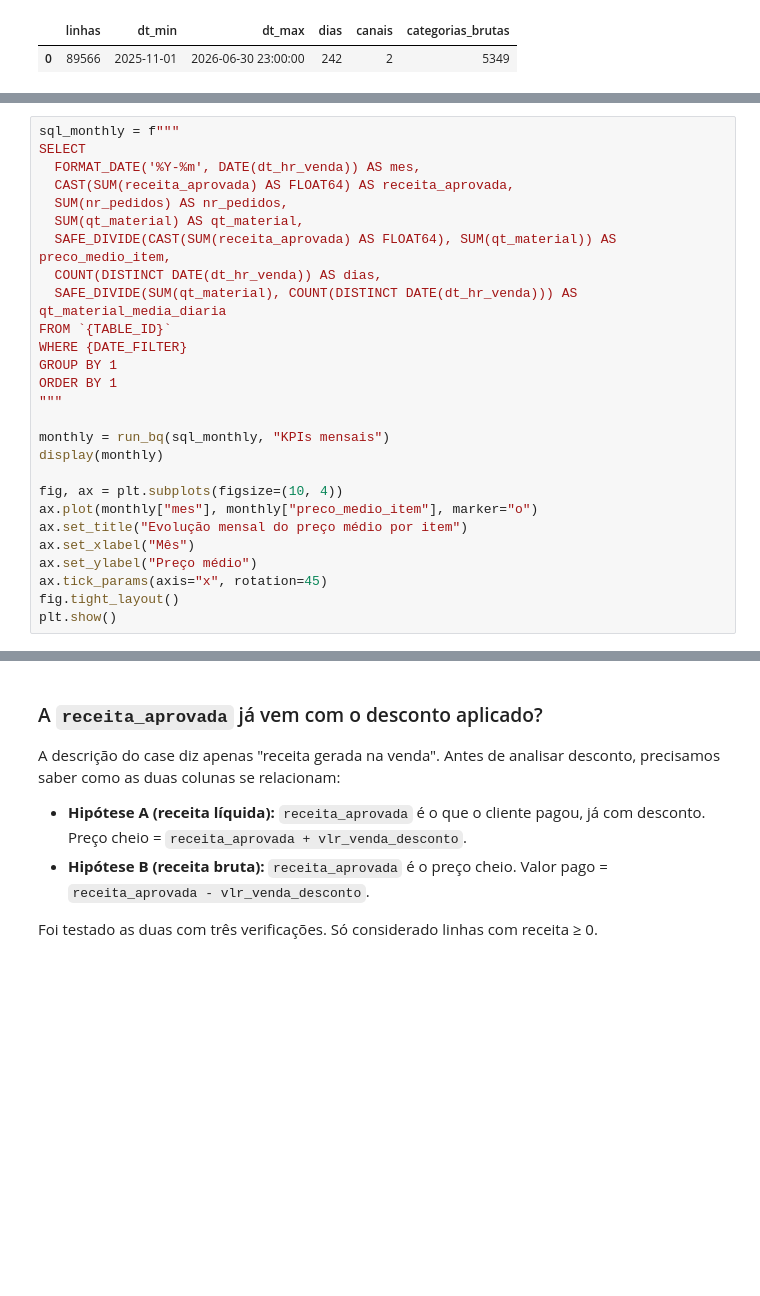
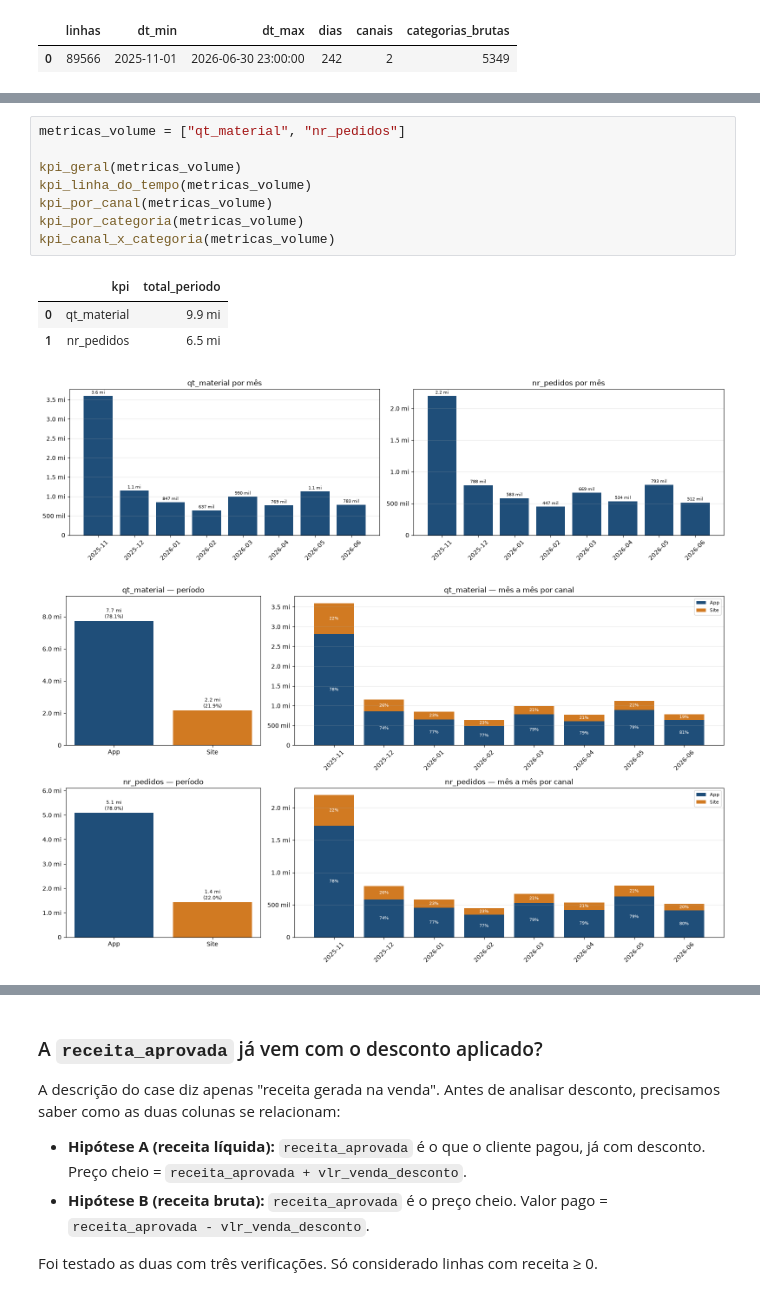
Before and after one commit to guisoares10/Projeto-GB, a Jupyter notebook: notebooks/01_eda_data_quality.ipynb, the cells around one changed output, grey strips where cells are left out. Saved outputs shown, nothing was run; the diff lists cells and outputs as text; blank space fills up the shorter version.

```diff
--- a/notebooks/01_eda_data_quality.ipynb
+++ b/notebooks/01_eda_data_quality.ipynb
@@ -778,27 +194,0 @@ Hipóteses a validar com o negócio: promoções/cupons exclusivos do App ou mix
-# %%
-sql_monthly = f"""
-SELECT
-  FORMAT_DATE('%Y-%m', DATE(dt_hr_venda)) AS mes,
-  CAST(SUM(receita_aprovada) AS FLOAT64) AS receita_aprovada,
-  SUM(nr_pedidos) AS nr_pedidos,
-  SUM(qt_material) AS qt_material,
-  SAFE_DIVIDE(CAST(SUM(receita_aprovada) AS FLOAT64), SUM(qt_material)) AS preco_medio_item,
-  COUNT(DISTINCT DATE(dt_hr_venda)) AS dias,
-  SAFE_DIVIDE(SUM(qt_material), COUNT(DISTINCT DATE(dt_hr_venda))) AS qt_material_media_diaria
-FROM `{TABLE_ID}`
-WHERE {DATE_FILTER}
-GROUP BY 1
-ORDER BY 1
-"""
-
-monthly = run_bq(sql_monthly, "KPIs mensais")
-display(monthly)
-
-fig, ax = plt.subplots(figsize=(10, 4))
-ax.plot(monthly["mes"], monthly["preco_medio_item"], marker="o")
-ax.set_title("Evolução mensal do preço médio por item")
-ax.set_xlabel("Mês")
-ax.set_ylabel("Preço médio")
-ax.tick_params(axis="x", rotation=45)
-fig.tight_layout()
-plt.show()
@@ -884,0 +464,14 @@ A análise é feita no **grão diário**, evitando interpretar cada linha horár
+# %%
+metricas_volume = ["qt_material", "nr_pedidos"]
+
+kpi_geral(metricas_volume)
+kpi_linha_do_tempo(metricas_volume)
+kpi_por_canal(metricas_volume)
+kpi_por_categoria(metricas_volume)
+kpi_canal_x_categoria(metricas_volume)
+# %% [output]
+|  | kpi | total_periodo |
+| 0 | qt_material | 9.9 mi |
+| 1 | nr_pedidos | 6.5 mi |
+[figure, added]
+[figure, added]
```
Also changed, not shown: parts of 51 cells of this notebook.
